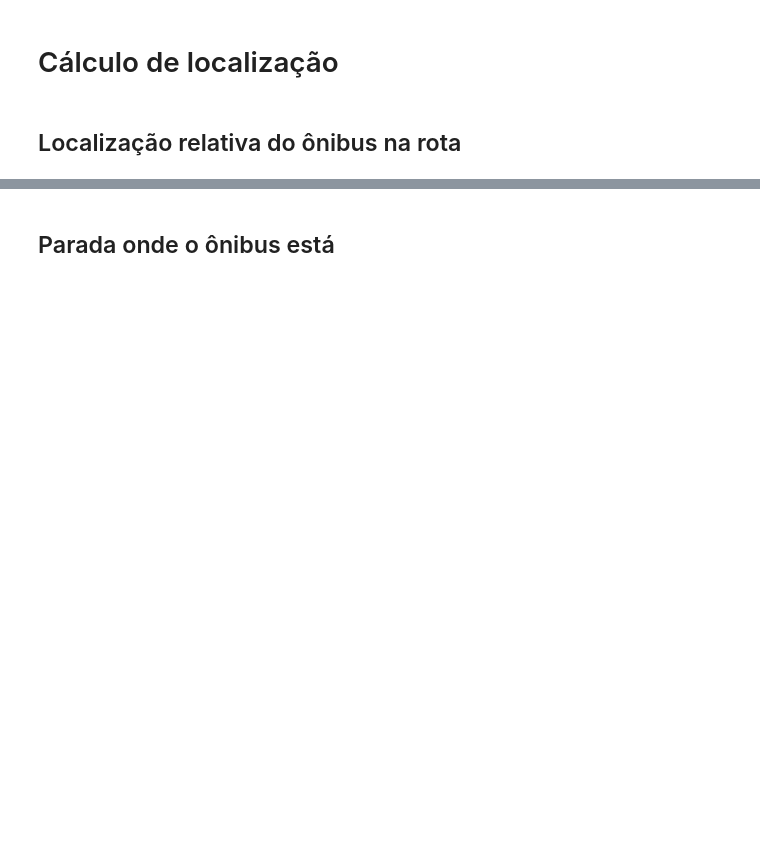
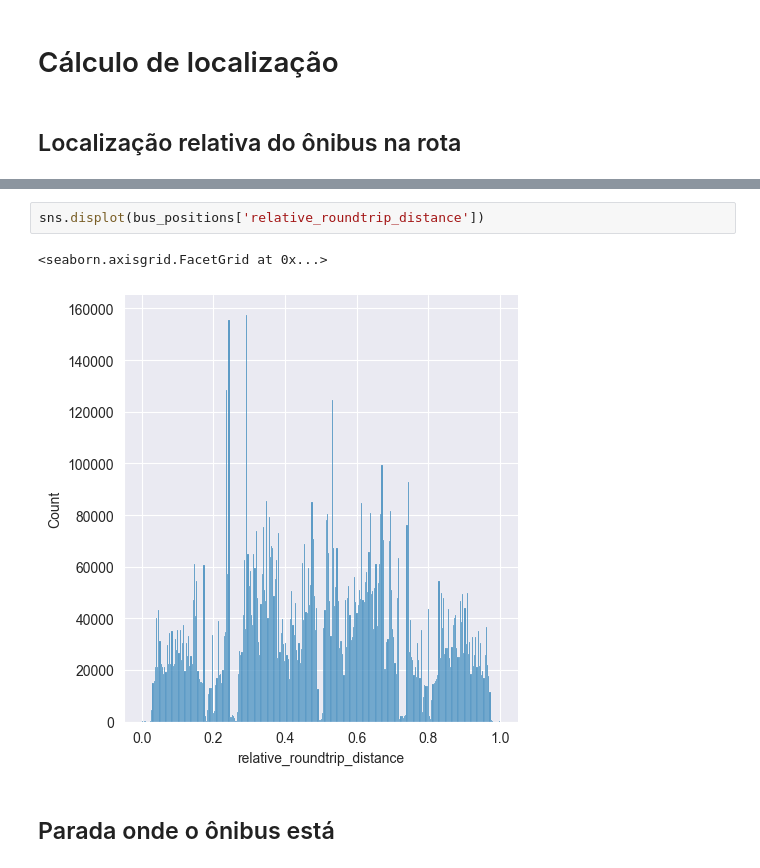
Before and after one commit to Thlamz/transportation, a Jupyter notebook: reading_gtfs.ipynb, the cells around one changed output, grey strips where cells are left out. Saved outputs shown, nothing was run; the diff lists cells and outputs as text; blank space fills up the shorter version.

```diff
--- a/reading_gtfs.ipynb
+++ b/reading_gtfs.ipynb
@@ -56,3 +275,8 @@ bus_positions.sample(10)
+# %%
+sns.displot(bus_positions['relative_roundtrip_distance'])
+# %% [output]
+<seaborn.axisgrid.FacetGrid at 0x...>
+[figure, added]
 # %% [markdown]
 ## Parada onde o ônibus está
 # %%
```
Also changed, not shown: parts of 47 cells of this notebook, 1 other file.
